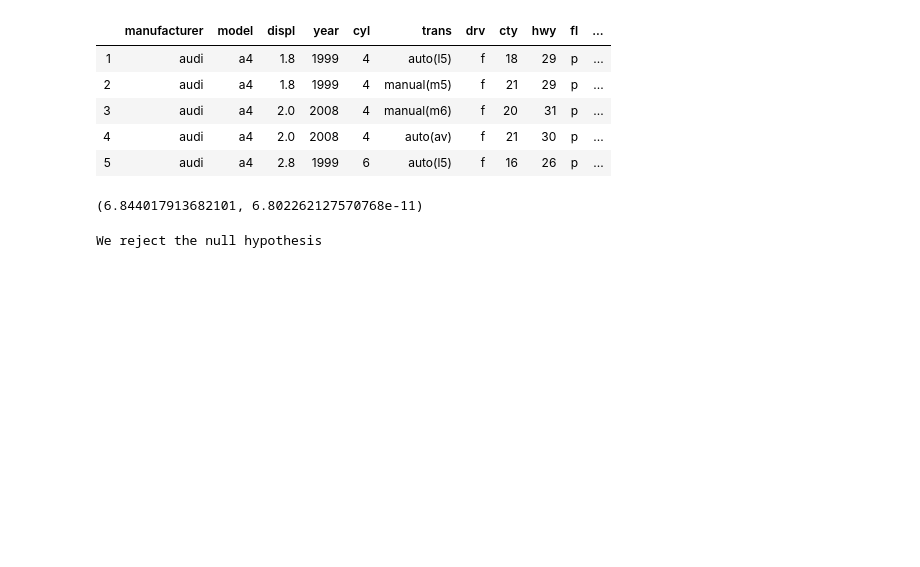
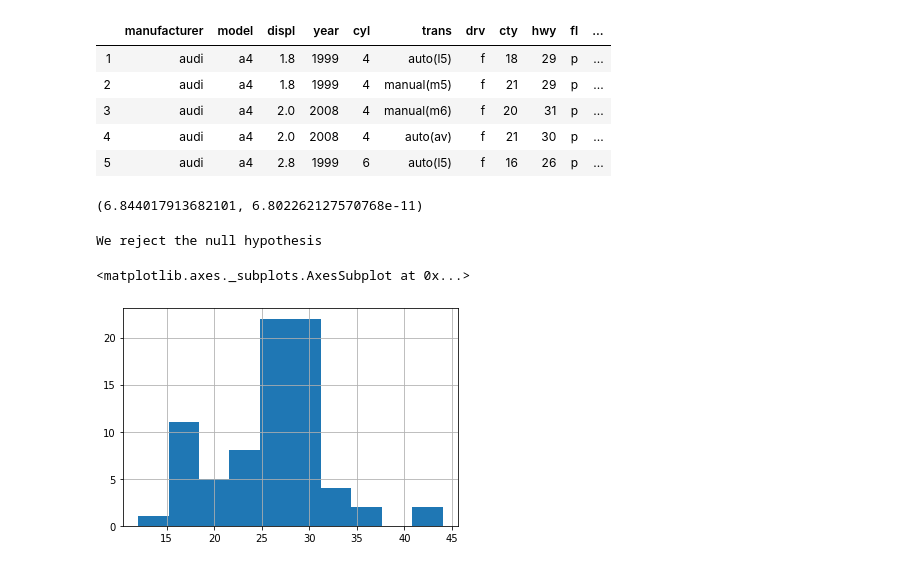
Before and after one commit to QuantumKane/statistics-exercises, a Jupyter notebook: hypothesis_testing.ipynb, the cells around one changed output. Cells and saved outputs as stored; diff of their text form; code cells hidden in the pictures; blank space fills up the shorter version.

```diff
--- a/hypothesis_testing.ipynb
+++ b/hypothesis_testing.ipynb
@@ -128,9 +128,3 @@ else:
 # %% [output]
 We fail to reject the null hypothesis
 Not enough evidence to support the claim that fuel-efficiency levels are different
-# %%
-# Question 2: Are compact cars more fuel-efficient than the average car?
-
-# Assigning variables
-compact = df['class'] == 'compact'
-avg_car = df["class"] != "compact"
@@ -187,3 +182,11 @@ We reject the null hypothesis
 # setting up my confidence levels
 confidence_level = .95
 a = 1 - confidence_level
+# %%
+manual = df[df.trans.str[0] == 'm']
+automatic = df[df.trans.str[0] == 'a']
+# %%
+manual.hwy.hist()
+# %% [output]
+<matplotlib.axes._subplots.AxesSubplot at 0x...>
+[figure, added]
```
Also changed, not shown: parts of 7 cells of this notebook.
